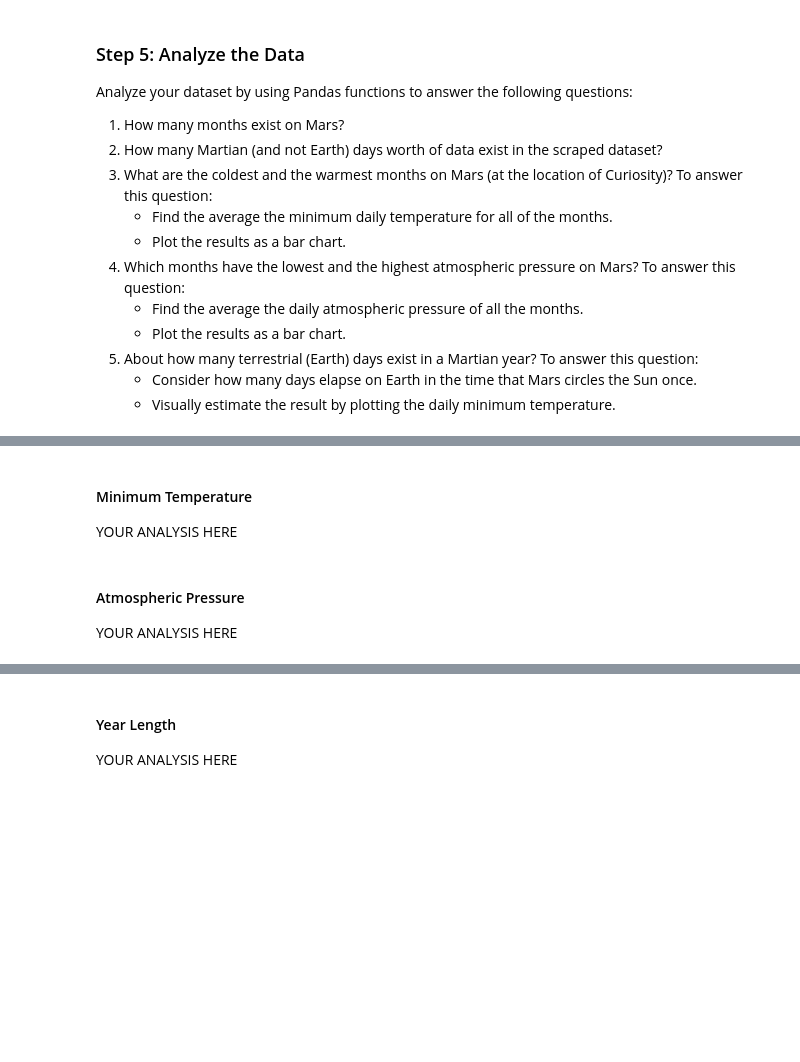
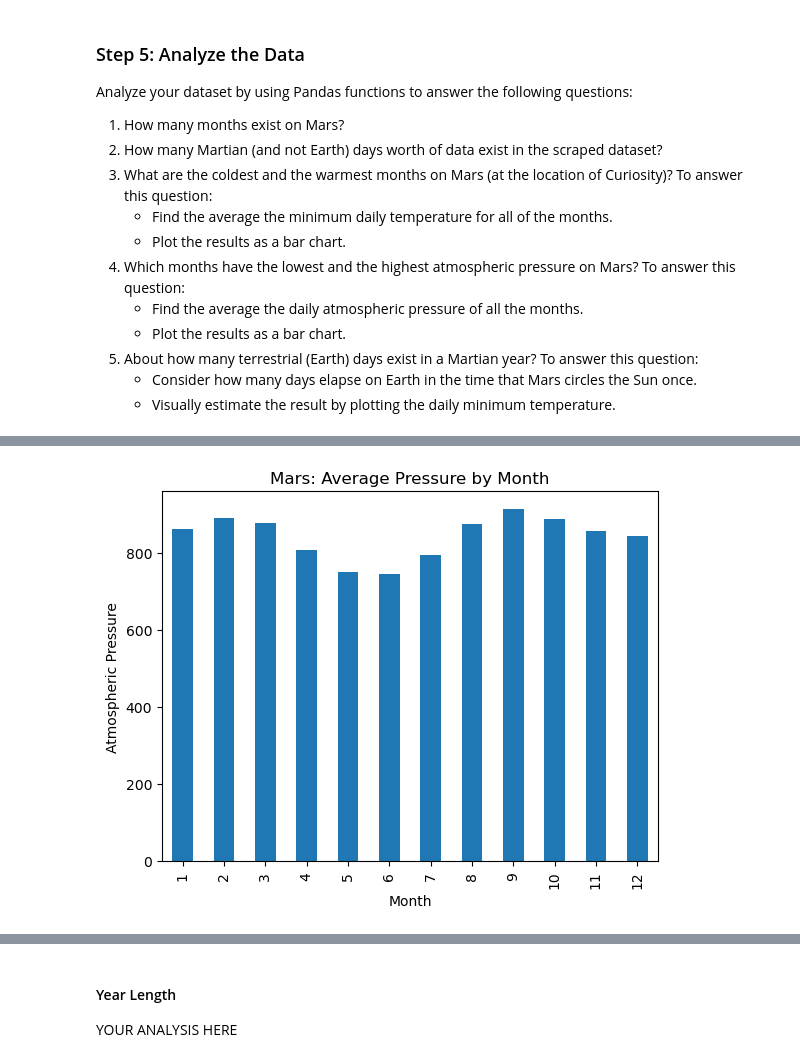
Before and after one commit to soniamoretti/11-Ch-Data-Collection, a Jupyter notebook: Starter_Code/part_2_mars_weather.ipynb, the cells around one changed output, grey strips where cells are left out. Cells and saved outputs as stored; diff of their text form; code cells hidden in the pictures; blank space fills up the shorter version.

```diff
--- a/Starter_Code/part_2_mars_weather.ipynb
+++ b/Starter_Code/part_2_mars_weather.ipynb
@@ -155,2 +172,4 @@ Analyze your dataset by using Pandas functions to answer the following questions
 # %%
 # 4. What is the average pressure by month?
+avg_press_bm = mars_df.groupby('month')['pressure'].mean()
+avg_press_bm
@@ -159,13 +191,13 @@ Analyze your dataset by using Pandas functions to answer the following questions
+# %%
+# Plot the average pressure by month
+avg_press_bm.plot(kind='bar', title='Mars: Average Pressure by Month')
+plt.xlabel('Month')
+plt.ylabel('Atmospheric Pressure')
+plt.show()
+# %% [output]
+[figure, added]
 # %%
 # Identify the lowest and highest pressure months in Curiosity's location by sorting the previous graph
 # %%
 # 5. How many terrestrial (Earth) days are there in a Martian year?
 # Visually estimate the result by plotting the daily minimum temperature of each observation in the data set.
-# %% [markdown]
-#### Minimum Temperature
-
-YOUR ANALYSIS HERE
-# %% [markdown]
-#### Atmospheric Pressure
-
-YOUR ANALYSIS HERE
```
Also changed, not shown: parts of 14 cells of this notebook.
